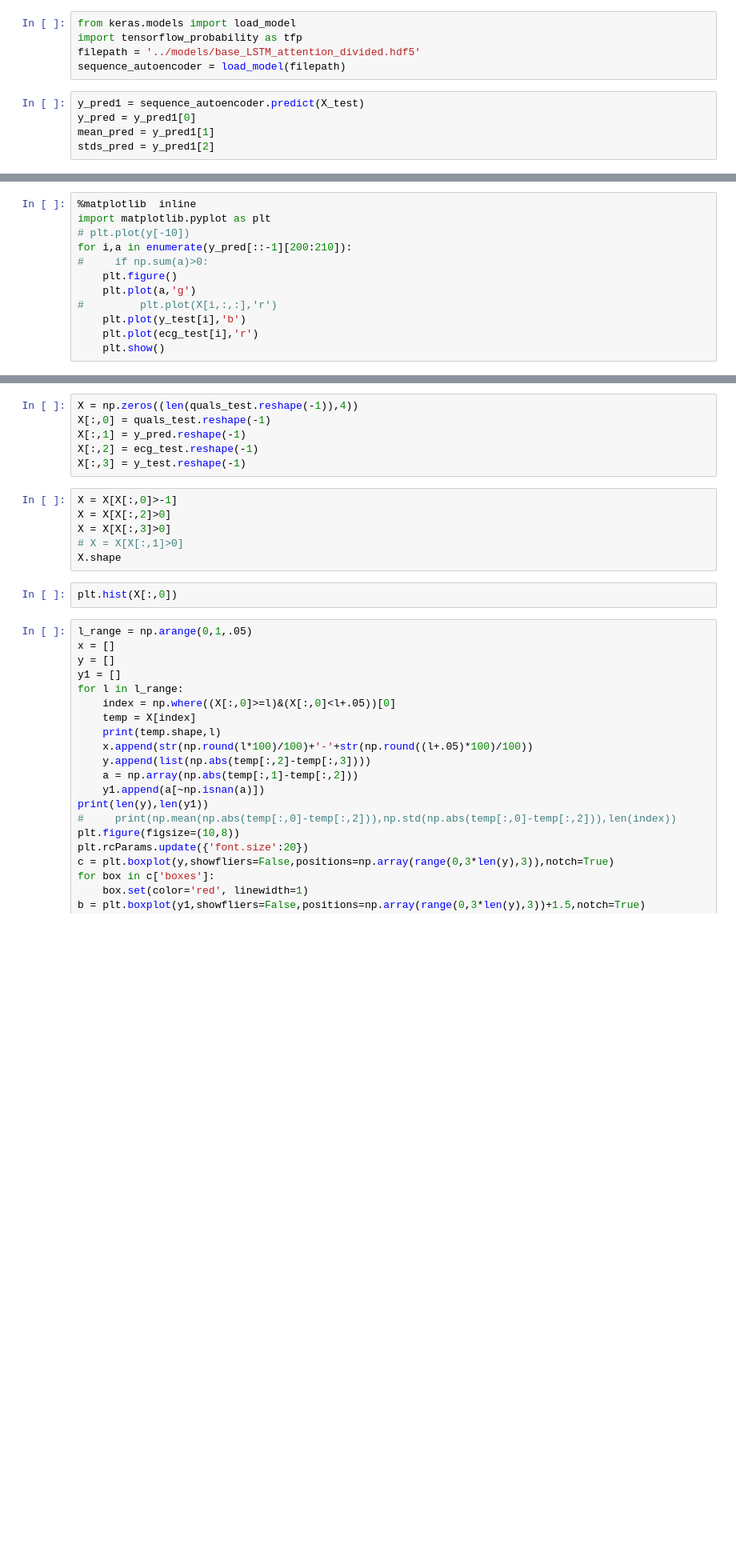
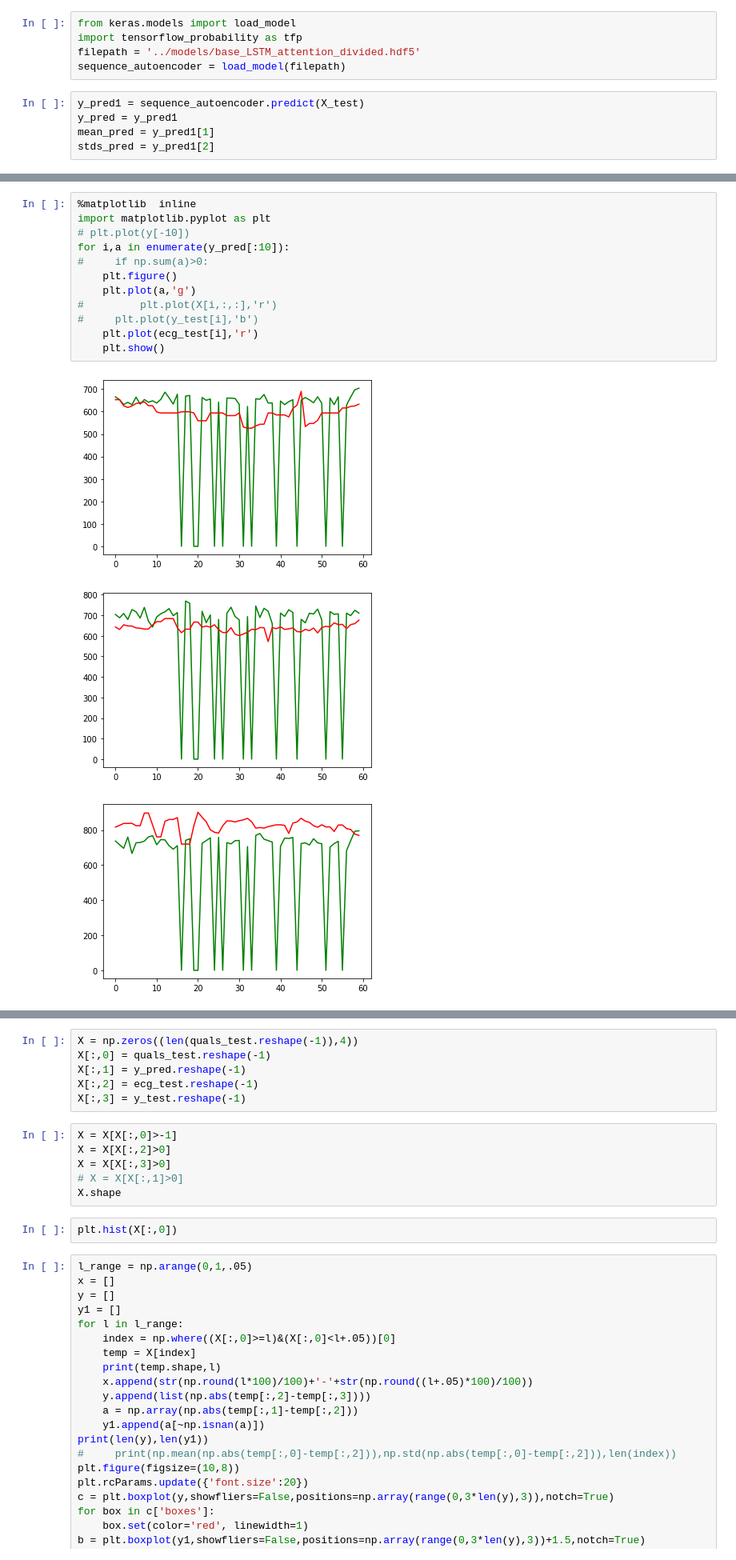
Before and after one commit to aungkonazim/RR-ECG-PPG, a Jupyter notebook: code/parse_all_data_run_autoencoder-CNN.ipynb, the cells around one changed output, grey strips where cells are left out. Shown at 80% size. Cells and saved outputs as stored; diff of their text form; blank space fills up the shorter version.

```diff
--- a/code/parse_all_data_run_autoencoder-CNN.ipynb
+++ b/code/parse_all_data_run_autoencoder-CNN.ipynb
@@ -271,7 +276,7 @@ filepath = '../models/base_LSTM_attention_divided.hdf5'
 sequence_autoencoder = load_model(filepath)
 # %%
 y_pred1 = sequence_autoencoder.predict(X_test)
-y_pred = y_pred1[0]
+y_pred = y_pred1
 mean_pred = y_pred1[1]
 stds_pred = y_pred1[2]
 # %%
@@ -279,12 +286,16 @@ y_pred1[0].shape,y_pred1[1].shape,y_pred1[2].shape
 # %%
 %matplotlib  inline
 import matplotlib.pyplot as plt
 # plt.plot(y[-10])
-for i,a in enumerate(y_pred[::-1][200:210]):
+for i,a in enumerate(y_pred[:10]):
 #     if np.sum(a)>0:
     plt.figure()
     plt.plot(a,'g')
 #         plt.plot(X[i,:,:],'r')
-    plt.plot(y_test[i],'b')
+#     plt.plot(y_test[i],'b')
     plt.plot(ecg_test[i],'r')
     plt.show()
+# %% [output]
+[figure, added]
+[figure, added]
+[figure, added]
```
Also changed, not shown: parts of 4 cells of this notebook, 3 other files.
